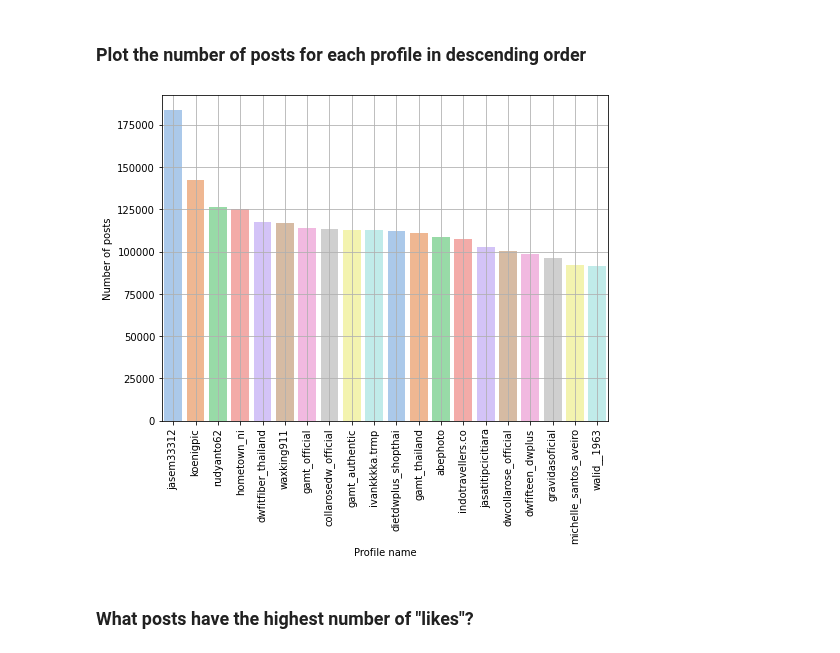
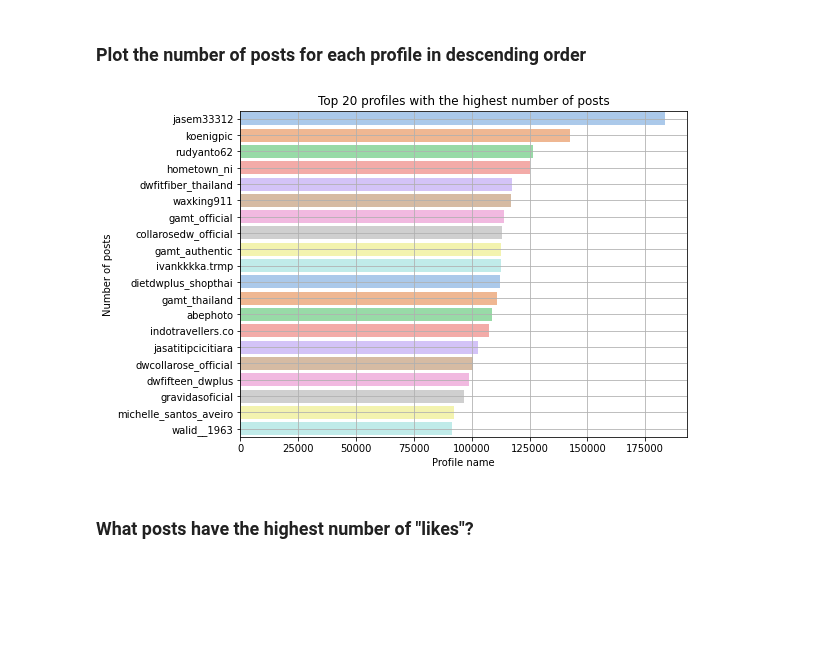
Before and after one commit to Prot10/ADM_HW_2, a Jupyter notebook: adm-carolina.ipynb, the cells around one changed output. Drawn from its saved outputs; the diff is of its cells as text; code cells hidden in the pictures; blank space fills up the shorter version.

```diff
--- a/adm-carolina.ipynb
+++ b/adm-carolina.ipynb
@@ -194,14 +195,14 @@ d_prof = profiles.col(["profile_name", "n_posts", "following", "followers", "is_
 # %%
 #We limit it to the top 20
 plt.rcParams['figure.figsize'] = [8,6]
 plot_order = d_prof.sort_values(by=['n_posts'], ascending=False).head(20)
-sns.barplot(data=plot_order, x="profile_name", y="n_posts", palette="pastel")
+sns.barplot(data=plot_order, x="n_posts", y="profile_name", palette="pastel", orient='h').set(title='Top 20 profiles with the highest number of posts')
 plt.xlabel("Profile name")
-plt.xticks(rotation=90)
+#plt.xticks(rotation=90)
 plt.ylabel("Number of posts")
 plt.grid()
 # %% [output]
-[figure, old version]
+[figure, new version]
 # %% [markdown]
 ### What posts have the highest number of "likes"?
 # %%
```
Also changed, not shown: parts of 26 cells of this notebook.
